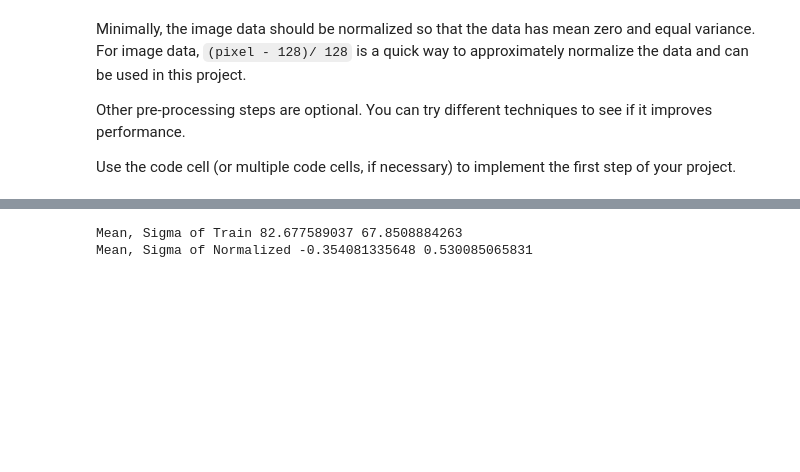
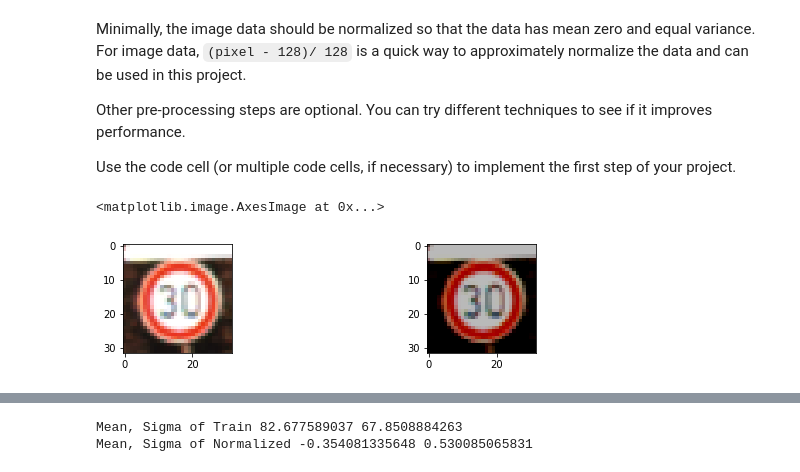
Before and after one commit to samiriff/CarND-Traffic-Sign-Classifier-Project, a Jupyter notebook: Traffic_Sign_Classifier.ipynb, the cells around one changed output, grey strips where cells are left out. Saved outputs shown, nothing was run; the diff lists cells and outputs as text; code cells hidden in the pictures; blank space fills up the shorter version.

```diff
--- a/Traffic_Sign_Classifier.ipynb
+++ b/Traffic_Sign_Classifier.ipynb
@@ -221,3 +224,18 @@ Use the code cell (or multiple code cells, if necessary) to implement the first
 # %%
 def normalize(x):
     return np.divide(x - [128], 128)
+# %%
+def brighten(img):
+    tf_img = tf.convert_to_tensor(img)
+    bright_img = tf.image.random_brightness(tf_img, max_delta=0.3)
+    with tf.Session() as sess:
+        bright_img = sess.run(bright_img)
+    return bright_img
+# %%
+tf.reset_default_graph()
+fig, (ax1, ax2) = plt.subplots(1, 2, figsize=(10, 2))
+ax1.imshow(X_train[3000])
+ax2.imshow(brighten(X_train[3000]))
+# %% [output]
+<matplotlib.image.AxesImage at 0x...>
+[figure, added]
```
Also changed, not shown: parts of 16 cells of this notebook.
